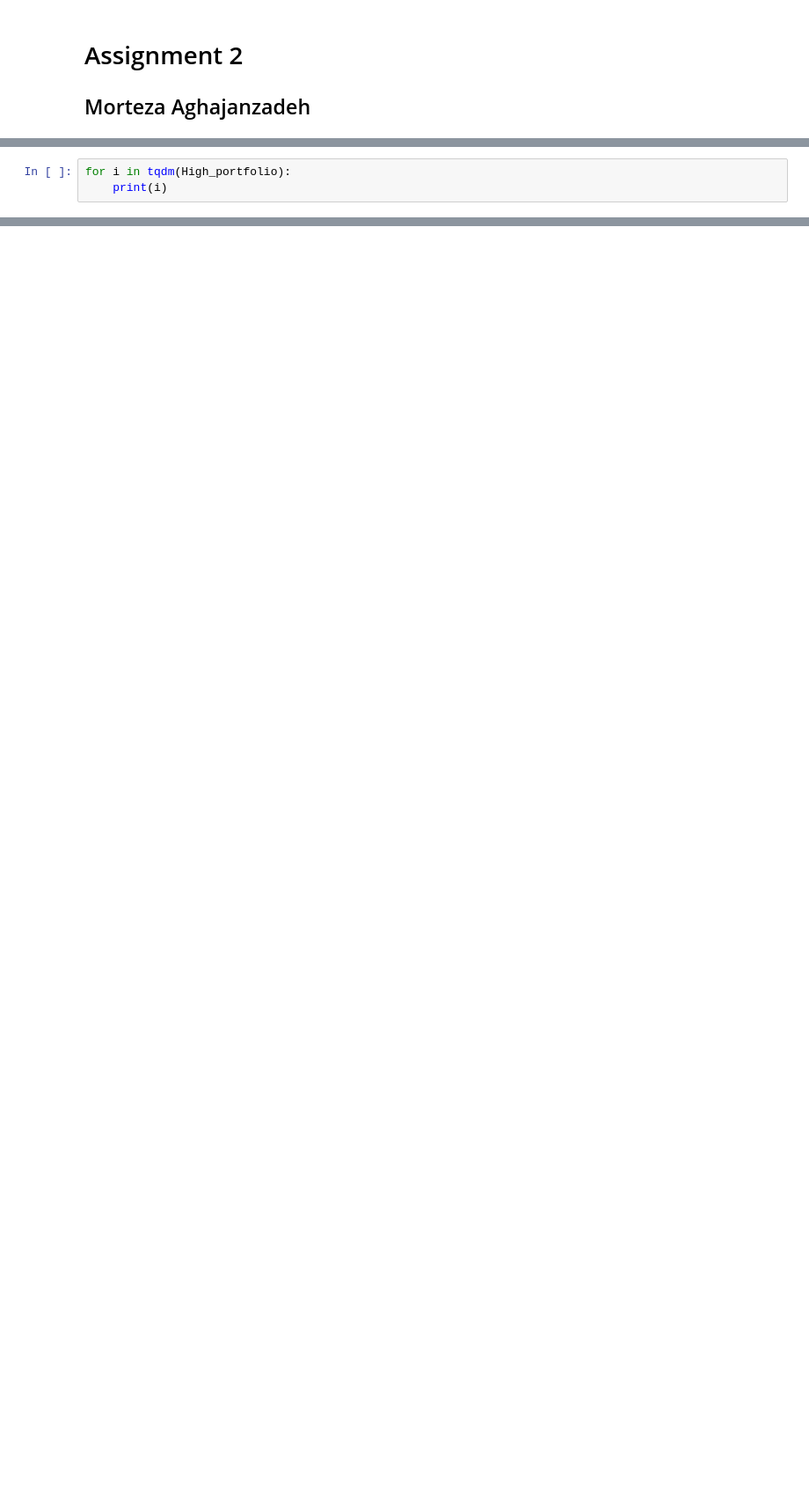
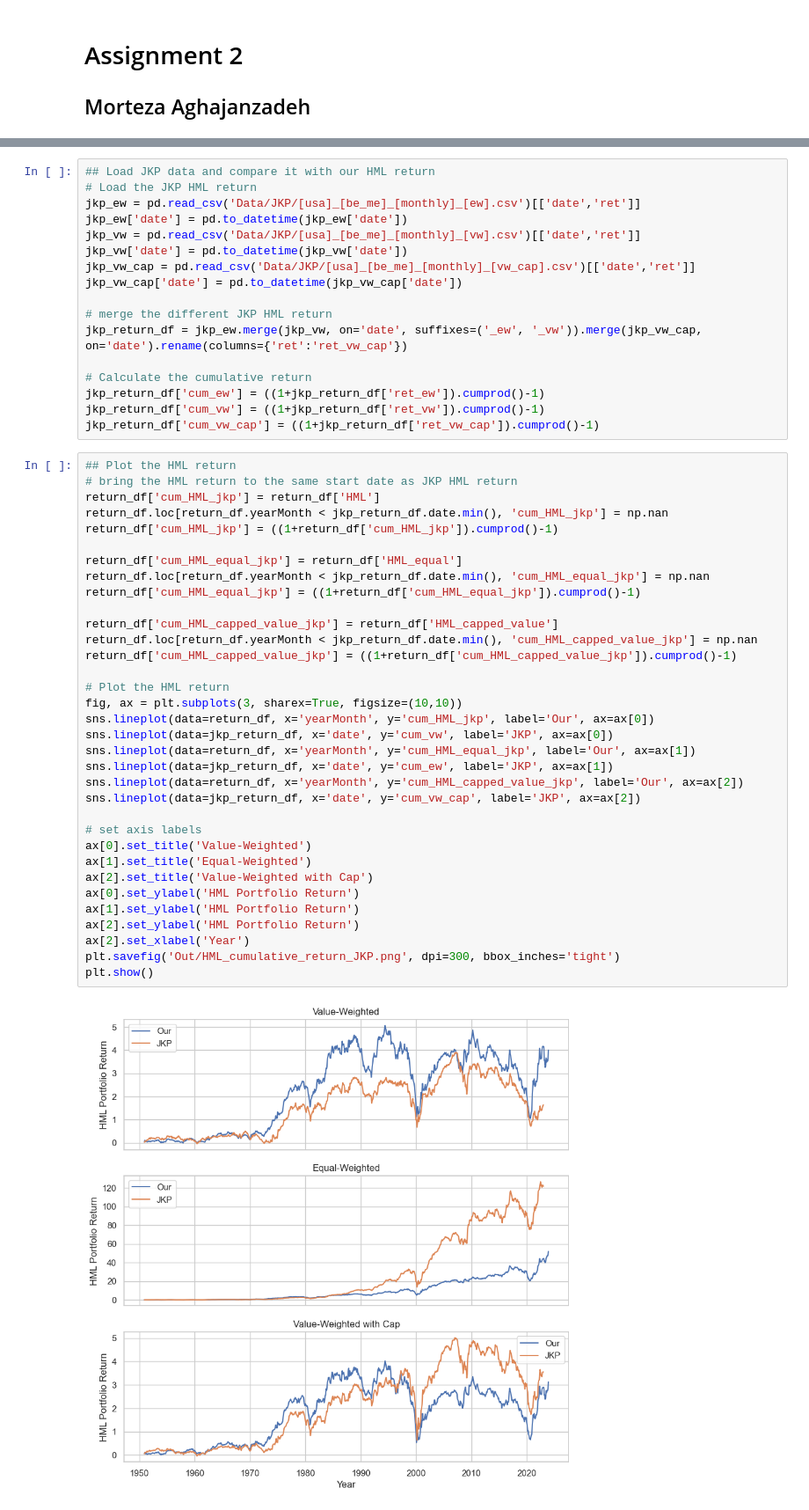
Before and after one commit to mortezaaghajanzadeh/BDAP, a Jupyter notebook: Assignments/Assignment 2/Assignment2.ipynb, the cells around one changed output, grey strips where cells are left out. Shown at 88% size. Cells and saved outputs as stored; diff of their text form; blank space fills up the shorter version.

```diff
--- a/Assignments/Assignment 2/Assignment2.ipynb
+++ b/Assignments/Assignment 2/Assignment2.ipynb
@@ -118,3 +3,0 @@ monthly_return_df = df.dropna(subset=['mcap','ret']).copy()
-# %%
-for i in tqdm(High_portfolio):
-    print(i)
@@ -138,0 +361,53 @@ for i in tqdm(High_portfolio):
+# %%
+## Load JKP data and compare it with our HML return
+# Load the JKP HML return
+jkp_ew = pd.read_csv('Data/JKP/[usa]_[be_me]_[monthly]_[ew].csv')[['date','ret']]
+jkp_ew['date'] = pd.to_datetime(jkp_ew['date'])
+jkp_vw = pd.read_csv('Data/JKP/[usa]_[be_me]_[monthly]_[vw].csv')[['date','ret']]
+jkp_vw['date'] = pd.to_datetime(jkp_vw['date'])
+jkp_vw_cap = pd.read_csv('Data/JKP/[usa]_[be_me]_[monthly]_[vw_cap].csv')[['date','ret']]
+jkp_vw_cap['date'] = pd.to_datetime(jkp_vw_cap['date'])
+
+# merge the different JKP HML return
+jkp_return_df = jkp_ew.merge(jkp_vw, on='date', suffixes=('_ew', '_vw')).merge(jkp_vw_cap, on='date').rename(columns={'ret':'ret_vw_cap'})
+
+# Calculate the cumulative return
+jkp_return_df['cum_ew'] = ((1+jkp_return_df['ret_ew']).cumprod()-1)
+jkp_return_df['cum_vw'] = ((1+jkp_return_df['ret_vw']).cumprod()-1)
+jkp_return_df['cum_vw_cap'] = ((1+jkp_return_df['ret_vw_cap']).cumprod()-1)
+# %%
+## Plot the HML return
+# bring the HML return to the same start date as JKP HML return
+return_df['cum_HML_jkp'] = return_df['HML']
+return_df.loc[return_df.yearMonth < jkp_return_df.date.min(), 'cum_HML_jkp'] = np.nan
+return_df['cum_HML_jkp'] = ((1+return_df['cum_HML_jkp']).cumprod()-1)
+
+return_df['cum_HML_equal_jkp'] = return_df['HML_equal']
+return_df.loc[return_df.yearMonth < jkp_return_df.date.min(), 'cum_HML_equal_jkp'] = np.nan
+return_df['cum_HML_equal_jkp'] = ((1+return_df['cum_HML_equal_jkp']).cumprod()-1)
+
+return_df['cum_HML_capped_value_jkp'] = return_df['HML_capped_value']
+return_df.loc[return_df.yearMonth < jkp_return_df.date.min(), 'cum_HML_capped_value_jkp'] = np.nan
+return_df['cum_HML_capped_value_jkp'] = ((1+return_df['cum_HML_capped_value_jkp']).cumprod()-1)
+
+# Plot the HML return
+fig, ax = plt.subplots(3, sharex=True, figsize=(10,10))
+sns.lineplot(data=return_df, x='yearMonth', y='cum_HML_jkp', label='Our', ax=ax[0])
+sns.lineplot(data=jkp_return_df, x='date', y='cum_vw', label='JKP', ax=ax[0])
+sns.lineplot(data=return_df, x='yearMonth', y='cum_HML_equal_jkp', label='Our', ax=ax[1])
+sns.lineplot(data=jkp_return_df, x='date', y='cum_ew', label='JKP', ax=ax[1])
+sns.lineplot(data=return_df, x='yearMonth', y='cum_HML_capped_value_jkp', label='Our', ax=ax[2])
+sns.lineplot(data=jkp_return_df, x='date', y='cum_vw_cap', label='JKP', ax=ax[2])
+
+# set axis labels
+ax[0].set_title('Value-Weighted')
+ax[1].set_title('Equal-Weighted')
+ax[2].set_title('Value-Weighted with Cap')
+ax[0].set_ylabel('HML Portfolio Return')
+ax[1].set_ylabel('HML Portfolio Return')
+ax[2].set_ylabel('HML Portfolio Return')
+ax[2].set_xlabel('Year')
+plt.savefig('Out/HML_cumulative_return_JKP.png', dpi=300, bbox_inches='tight')
+plt.show()
+# %% [output]
+[figure, added]
```
Also changed, not shown: parts of 42 cells of this notebook, 14 other files.
